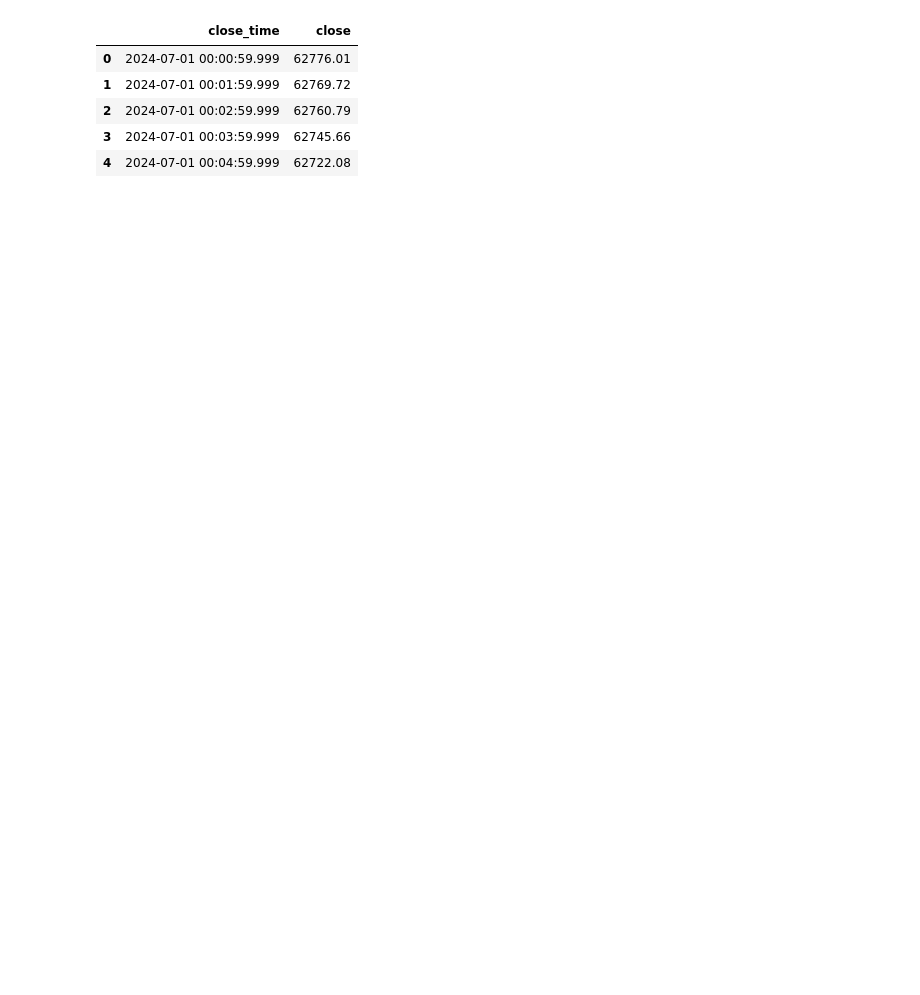
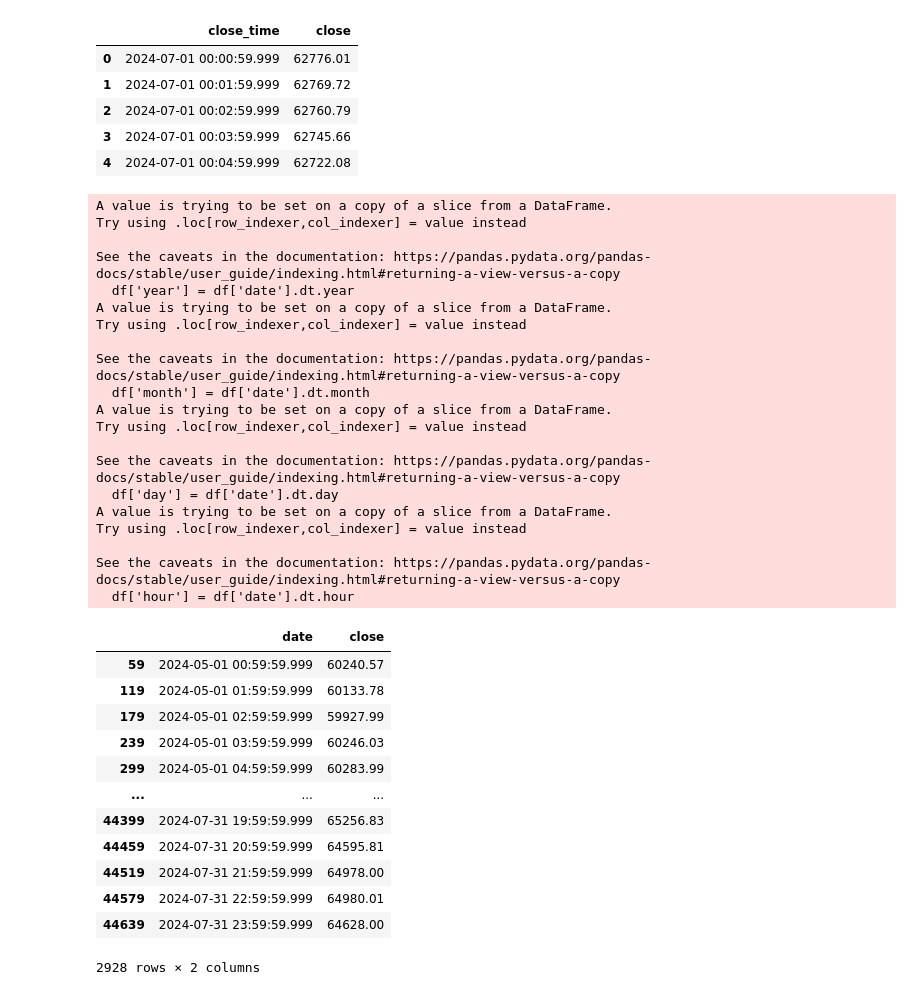
Before and after one commit to outfox330/ML_Models_on_Time_Series, a Jupyter notebook: BTC_FORECAST.ipynb, the cells around one changed output. Saved outputs shown, nothing was run; the diff lists cells and outputs as text; code cells hidden in the pictures; blank space fills up the shorter version.

```diff
--- a/BTC_FORECAST.ipynb
+++ b/BTC_FORECAST.ipynb
@@ -972,22 +972,62 @@ for symbol in ['BTCUSDT', 'ETHUSDT', 'LINKUSTD']:
 # %%
 import pandas as pd
 import os
 
 directory = 'data/klines/BTCUSDT-1m'
 
 all_files = os.listdir(directory)
 
 parquet_files = [file for file in all_files if file.endswith('.parquet')]
 
-dfs = []
+dfs = pd.DataFrame()
 
 for file in parquet_files:
     file_path = os.path.join(directory, file)
     df = pd.read_parquet(file_path)
     df['close_time'] = pd.to_datetime(df['close_time'], unit='ms')
     df = df[['close_time','close']]
     df.columns = ['date','close']
-    dfs = dfs.append(df)
+    df['year'] = df['date'].dt.year
+    df['month'] = df['date'].dt.month
+    df['day'] = df['date'].dt.day
+    df['hour'] = df['date'].dt.hour
+    df = df.drop_duplicates(['year','month','day','hour'], keep='last')
+    df = df.drop(['year','month','day','hour'], axis=1)
+    dfs = pd.concat([df, dfs])
 
-df = pd.concat(dfs, ignore_index=True)
-df
+df_btc = dfs
+df_btc
+# %% [output]
+A value is trying to be set on a copy of a slice from a DataFrame.
+Try using .loc[row_indexer,col_indexer] = value instead
+
+See the caveats in the documentation: https://pandas.pydata.org/pandas-docs/stable/user_guide/indexing.html#returning-a-view-versus-a-copy
+  df['year'] = df['date'].dt.year
+A value is trying to be set on a copy of a slice from a DataFrame.
+Try using .loc[row_indexer,col_indexer] = value instead
+
+See the caveats in the documentation: https://pandas.pydata.org/pandas-docs/stable/user_guide/indexing.html#returning-a-view-versus-a-copy
+  df['month'] = df['date'].dt.month
+A value is trying to be set on a copy of a slice from a DataFrame.
+Try using .loc[row_indexer,col_indexer] = value instead
+
+See the caveats in the documentation: https://pandas.pydata.org/pandas-docs/stable/user_guide/indexing.html#returning-a-view-versus-a-copy
+  df['day'] = df['date'].dt.day
+A value is trying to be set on a copy of a slice from a DataFrame.
+Try using .loc[row_indexer,col_indexer] = value instead
+
+See the caveats in the documentation: https://pandas.pydata.org/pandas-docs/stable/user_guide/indexing.html#returning-a-view-versus-a-copy
+  df['hour'] = df['date'].dt.hour
+|  | date | close |
+| 59 | 2024-05-01 00:59:59.999 | 60240.57 |
+| 119 | 2024-05-01 01:59:59.999 | 60133.78 |
+| 179 | 2024-05-01 02:59:59.999 | 59927.99 |
+| 239 | 2024-05-01 03:59:59.999 | 60246.03 |
+| 299 | 2024-05-01 04:59:59.999 | 60283.99 |
+| ... | ... | ... |
+| 44399 | 2024-07-31 19:59:59.999 | 65256.83 |
+| 44459 | 2024-07-31 20:59:59.999 | 64595.81 |
+| 44519 | 2024-07-31 21:59:59.999 | 64978.00 |
+| 44579 | 2024-07-31 22:59:59.999 | 64980.01 |
+| 44639 | 2024-07-31 23:59:59.999 | 64628.00 |
+2928 rows × 2 columns
```
